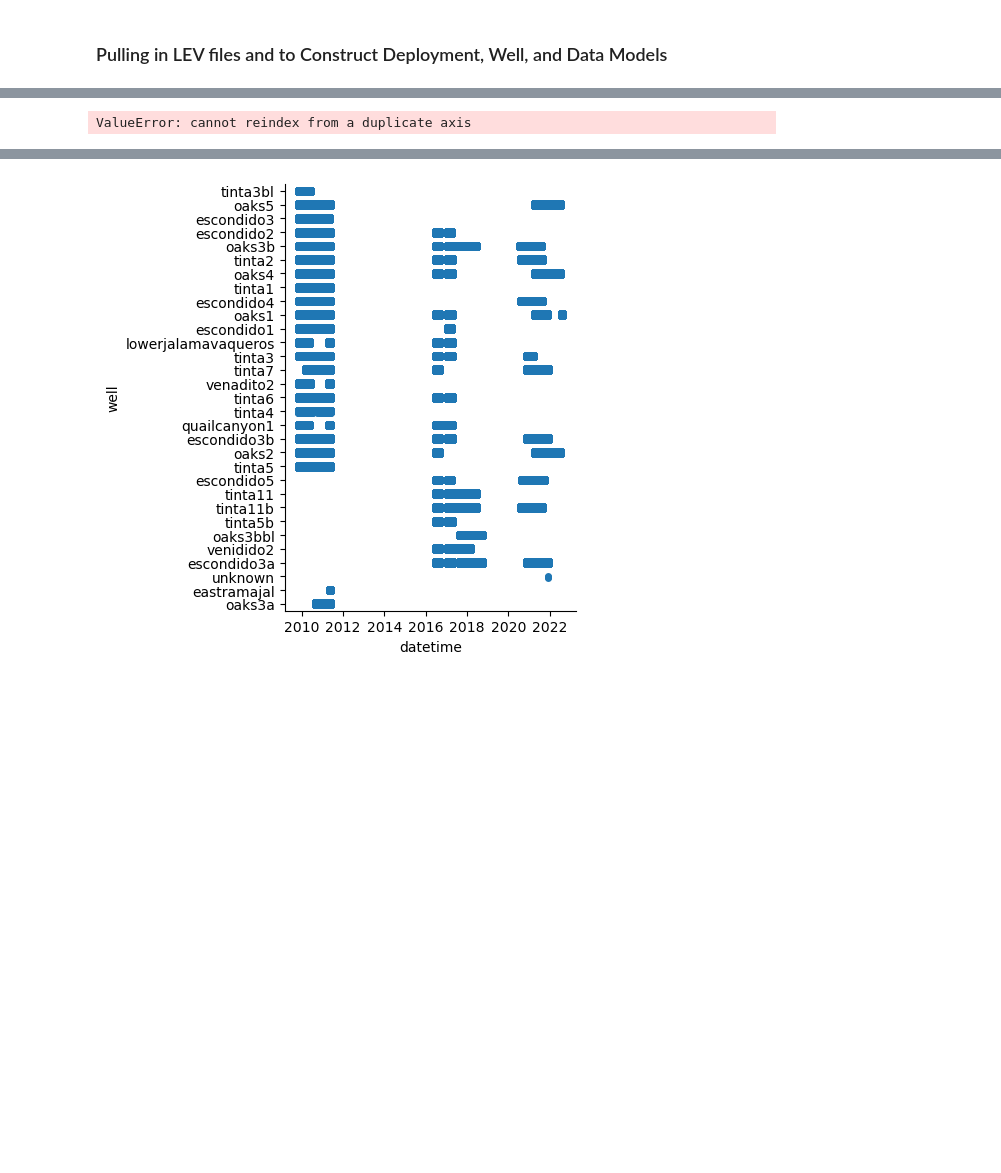
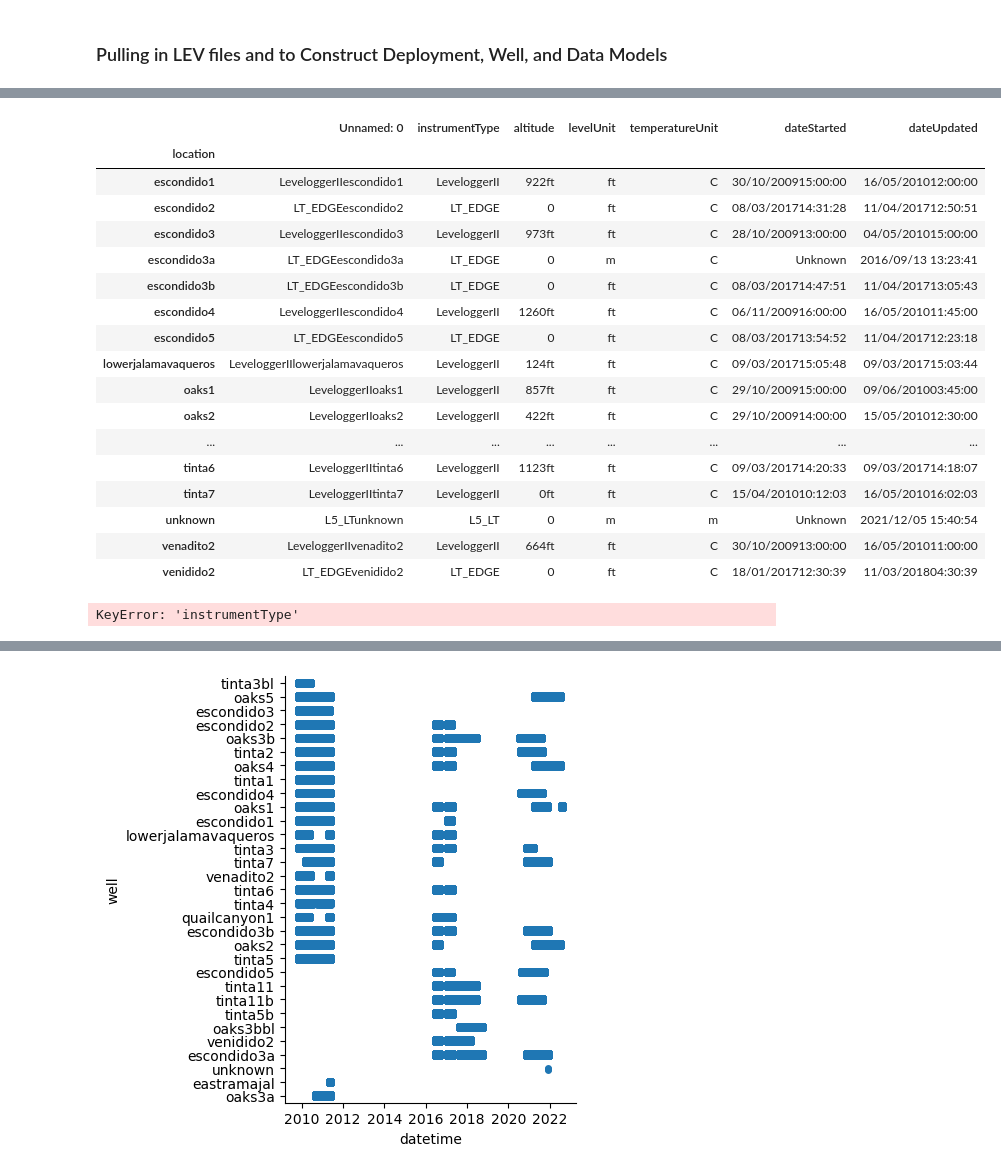
Before and after one commit to tnc-ca-geo/dangermondpreserve, a Jupyter notebook: Notebooks/well_data_read.ipynb, the cells around one changed output, grey strips where cells are left out. Drawn from its saved outputs; the diff is of its cells as text; code cells hidden in the pictures; blank space fills up the shorter version.

Commit message:
clean up data read in

```diff
--- a/Notebooks/well_data_read.ipynb
+++ b/Notebooks/well_data_read.ipynb
@@ -219,7 +206,36 @@ for xlsx in XLSX_dir_list:
 #Not updating devices from xlsxs
+# %%
+Devices = pd.read_csv(f"{data_dir}/HistoricalWellSynthesis/Data/Devices.csv")
+full_well_data = pd.read_csv(f"{data_dir}/HistoricalWellSynthesis/Data/full_well_data.csv")
+Devices_2020 = pd.read_csv("C:/Users/jinsu.elhance/Box/Wells/JLDP_Wells_Sensor_List_2020_08_19.csv")
+# %%
+Devices.sort_values('dateUpdated').groupby("location").agg("first")
+# %% [output]
+|  | Unnamed: 0 | instrumentType | altitude | levelUnit | temperatureUnit | dateStarted | dateUpdated |
+| location |  |  |  |  |  |  |  |
+| escondido1 | LeveloggerIIescondido1 | LeveloggerII | 922ft | ft | C | 30/10/200915:00:00 | 16/05/201012:00:00 |
+| escondido2 | LT_EDGEescondido2 | LT_EDGE | 0 | ft | C | 08/03/201714:31:28 | 11/04/201712:50:51 |
+| escondido3 | LeveloggerIIescondido3 | LeveloggerII | 973ft | ft | C | 28/10/200913:00:00 | 04/05/201015:00:00 |
+| escondido3a | LT_EDGEescondido3a | LT_EDGE | 0 | m | C | Unknown | 2016/09/13 13:23:41 |
+| escondido3b | LT_EDGEescondido3b | LT_EDGE | 0 | ft | C | 08/03/201714:47:51 | 11/04/201713:05:43 |
+| escondido4 | LeveloggerIIescondido4 | LeveloggerII | 1260ft | ft | C | 06/11/200916:00:00 | 16/05/201011:45:00 |
+| escondido5 | LT_EDGEescondido5 | LT_EDGE | 0 | ft | C | 08/03/201713:54:52 | 11/04/201712:23:18 |
+| lowerjalamavaqueros | LeveloggerIIlowerjalamavaqueros | LeveloggerII | 124ft | ft | C | 09/03/201715:05:48 | 09/03/201715:03:44 |
+| oaks1 | LeveloggerIIoaks1 | LeveloggerII | 857ft | ft | C | 29/10/200915:00:00 | 09/06/201003:45:00 |
+| oaks2 | LeveloggerIIoaks2 | LeveloggerII | 422ft | ft | C | 29/10/200914:00:00 | 15/05/201012:30:00 |
+| ... | ... | ... | ... | ... | ... | ... | ... |
+| tinta6 | LeveloggerIItinta6 | LeveloggerII | 1123ft | ft | C | 09/03/201714:20:33 | 09/03/201714:18:07 |
+| tinta7 | LeveloggerIItinta7 | LeveloggerII | 0ft | ft | C | 15/04/201010:12:03 | 16/05/201016:02:03 |
+| unknown | L5_LTunknown | L5_LT | 0 | m | m | Unknown | 2021/12/05 15:40:54 |
+| venadito2 | LeveloggerIIvenadito2 | LeveloggerII | 664ft | ft | C | 30/10/200913:00:00 | 16/05/201011:00:00 |
+| venidido2 | LT_EDGEvenidido2 | LT_EDGE | 0 | ft | C | 18/01/201712:30:39 | 11/03/201804:30:39 |
 # %%
 Devices = Devices.set_index(Devices["instrumentType"] + Devices["location"])
+Devices = Devices.drop_duplicates()
+Devices.groupby(["location", "dataStartDate"]).agg(lambda x: x)
 Devices.to_csv(f"{data_dir}/HistoricalWellSynthesis/Data/Devices.csv")
+# %% [output]
+KeyError: 'instrumentType'
 # %%
 #Write LEVs to csvs
 full_well_data = pd.DataFrame()
@@ -245,5 +260,6 @@ full_well_data['temperature_c']= full_well_data['temperature_c'].astype(float)
 
 #For any missing level values, take corrected level. Some CSVs only contained "corrected levels"
 full_well_data.loc[full_well_data['level'].isna(), 'level'] = full_well_data.loc[full_well_data['level'].isna()]['level_corrected']
+full_well_data = full_well_data.drop_duplicates()
+
+full_well_data.to_csv(f"{data_dir}/HistoricalWellSynthesis/Data/full_well_data.csv")
-# %% [output]
-ValueError: cannot reindex from a duplicate axis
```
Also changed, not shown: parts of 21 cells of this notebook, 1 other file.
